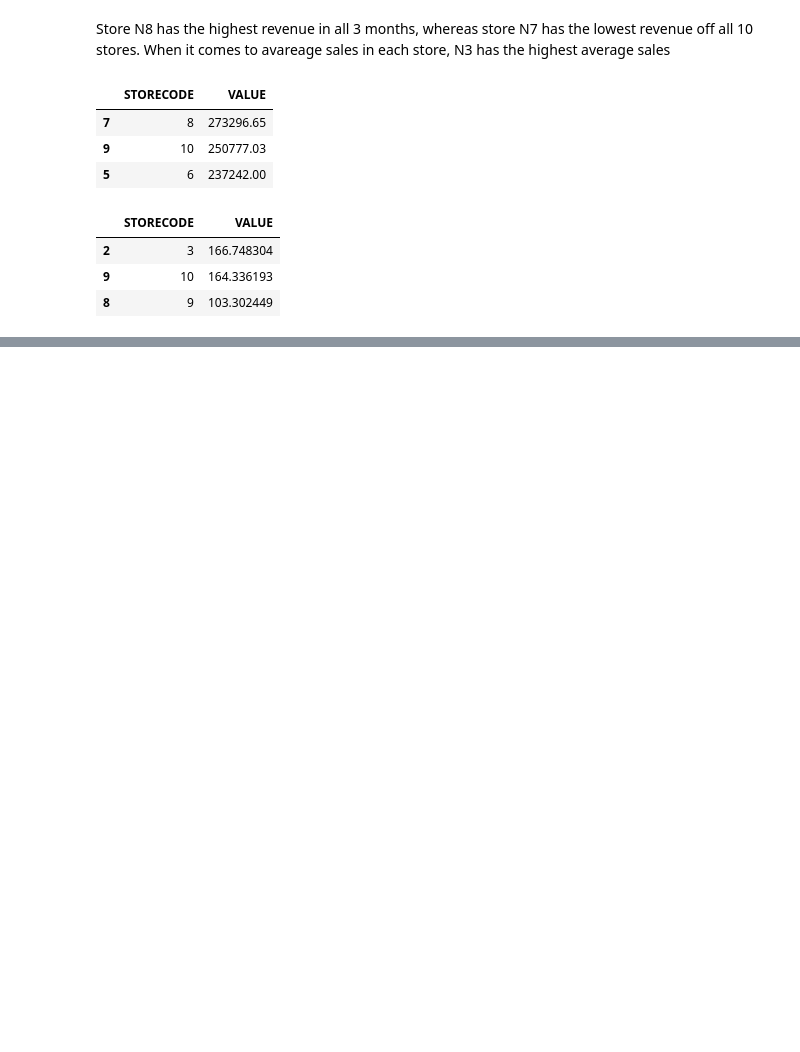
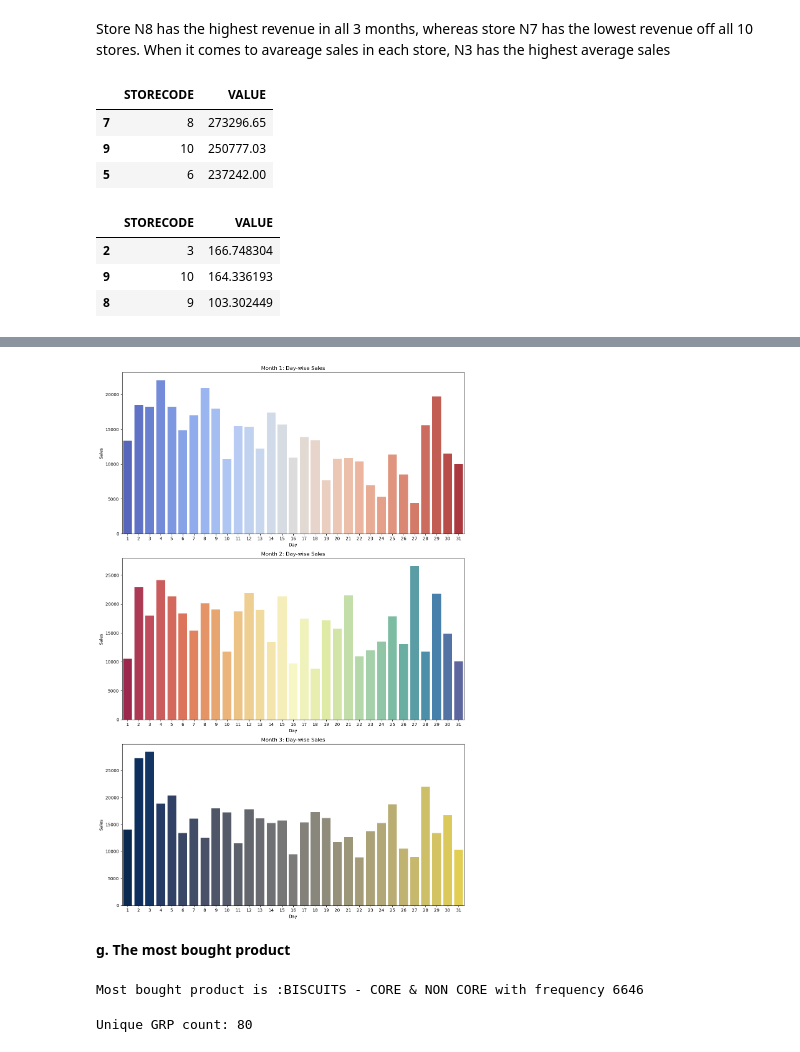
Before and after one commit to shriansh8619/EDA_Customer_Behavior, a Jupyter notebook: EDA_Customer_Behav.ipynb, the cells around one changed output, grey strips where cells are left out. Saved outputs shown, nothing was run; the diff lists cells and outputs as text; code cells hidden in the pictures; blank space fills up the shorter version.

```diff
--- a/EDA_Customer_Behav.ipynb
+++ b/EDA_Customer_Behav.ipynb
@@ -378,0 +347,30 @@ Passing `palette` without assigning `hue` is deprecated and will be removed in v
+# %%
+months = df['MONTH'].unique()
+plt.figure(figsize=(12, 6 * len(months)))
+palettes = ['viridis', 'coolwarm', 'Spectral', 'cividis']
+for i, month in enumerate(months, 1):
+    month_data = df[df['MONTH'] == month]
+    day_sales_month = month_data.groupby('DAY')['PRICE'].sum().reset_index()
+
+    plt.subplot(len(months), 1, i)
+    sns.barplot(x='DAY', y='PRICE', data=day_sales_month,palette=palettes[i])
+    plt.xlabel('Day')
+    plt.ylabel('Sales')
+    plt.title(f"Month {month}: Day-wise Sales")
+
+plt.tight_layout()
+plt.show()
+# %% [output]
+[figure, added]
+# %% [markdown]
+**g. The most bought product**
+# %%
+most_bought_product=df['GRP'].value_counts().idxmax()
+frequency=df['GRP'].value_counts().max()
+print(f'Most bought product is :{most_bought_product} with frequency {frequency}')
+# %% [output]
+Most bought product is :BISCUITS - CORE & NON CORE with frequency 6646
+# %%
+print("Unique GRP count:", df['GRP'].nunique())
+# %% [output]
+Unique GRP count: 80
```
Also changed, not shown: parts of 29 cells of this notebook.
